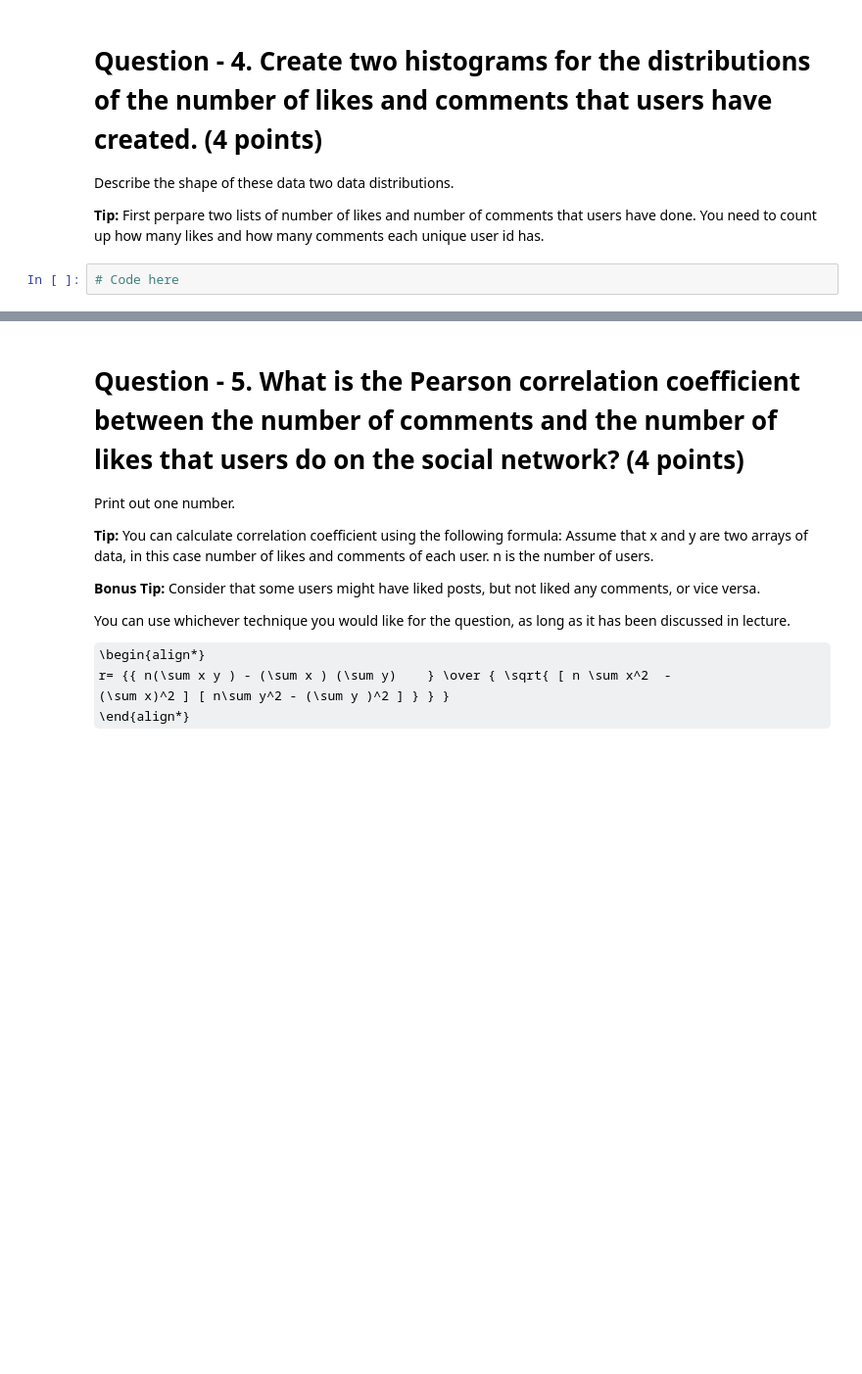
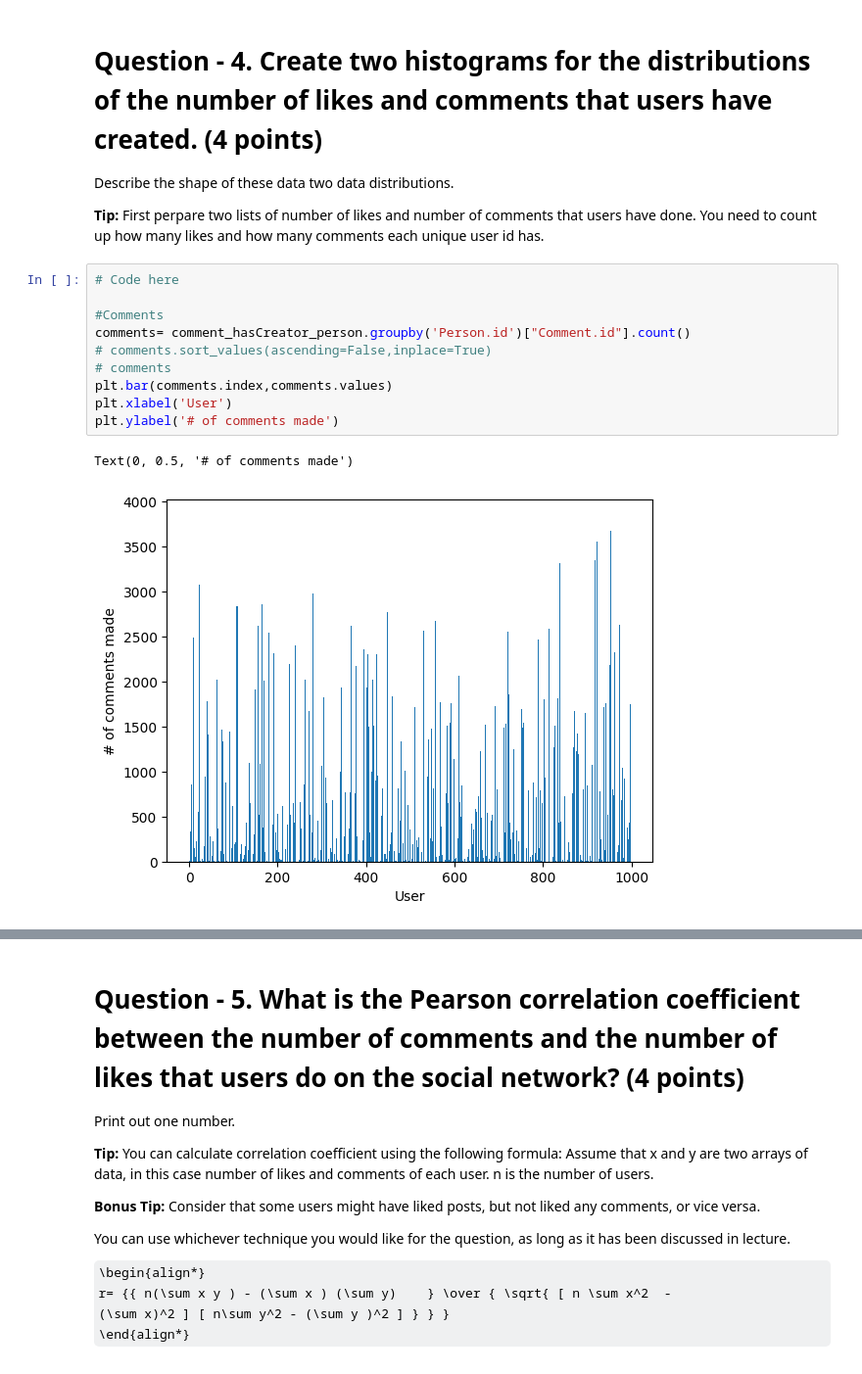
Before and after one commit to BictorFonseca/DataAnalysis, a Jupyter notebook: 329e_HW2 (1).ipynb, the cells around one changed output, grey strips where cells are left out. Shown at 98% size. Cells and saved outputs as stored; diff of their text form; some formulas as TeX source; blank space fills up the shorter version.

Commit message:
did the graph one

```diff
--- a/329e_HW2 (1).ipynb
+++ b/329e_HW2 (1).ipynb
@@ -239,5 +231,16 @@ top creator IDs: [325, 649, 794, 245, 15, 23]
 Describe the shape of these data two data distributions.
 
 **Tip:** First perpare two lists of number of likes and number of comments that users have done. You need to count up how many likes and how many comments each unique user id has.
-# %%
-# Code here
+# %%
+# Code here
+
+#Comments
+comments= comment_hasCreator_person.groupby('Person.id')["Comment.id"].count()
+# comments.sort_values(ascending=False,inplace=True)
+# comments
+plt.bar(comments.index,comments.values)
+plt.xlabel('User')
+plt.ylabel('# of comments made')
+# %% [output]
+Text(0, 0.5, '# of comments made')
+[figure, added]
```
Also changed, not shown: parts of 3 cells of this notebook.
